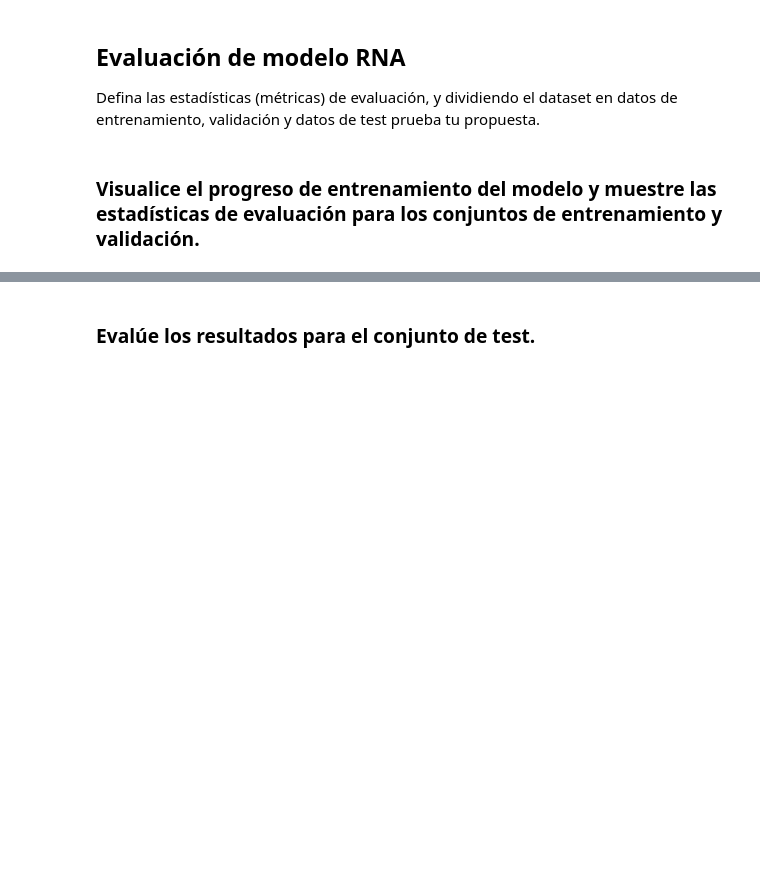
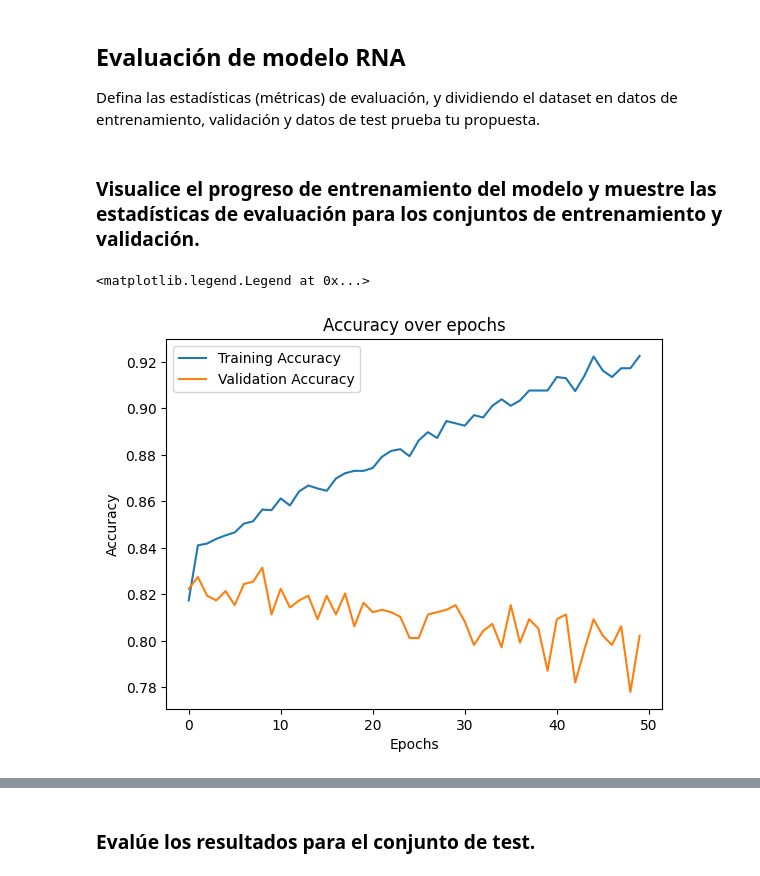
Before and after one commit to Jona-24/Act2_TecnicasIA, a Jupyter notebook: vidama03_act2 (1)/MUAVDM_TIA_Actividad 2_Clasificación_NotebookBase.ipynb, the cells around one changed output, grey strips where cells are left out. Drawn from its saved outputs; the diff is of its cells as text; code cells hidden in the pictures; blank space fills up the shorter version.

```diff
--- a/vidama03_act2 (1)/MUAVDM_TIA_Actividad 2_Clasificación_NotebookBase.ipynb
+++ b/vidama03_act2 (1)/MUAVDM_TIA_Actividad 2_Clasificación_NotebookBase.ipynb
@@ -73,6 +271,9 @@ En un par de párrafos haga un resumen de los principales hallazagos encontrados
 ## División del dataset en datos de entrenamiento y datos de test
 # %%
 #Código que realice la división en entrenamiento y test, de acuerdo con la estretgia de evaluación planeada. Describa cuál es.
+
+#realizamos  una division 80-20 siguiendo una estrategia estandar, se aplica estratificacion ya que es un problema de clasificación
+X_train, X_test, y_train, y_test = train_test_split(X, y, test_size=0.2, random_state=42, stratify=y)
 # %% [markdown]
 ## Propuesta de arquitectura de red neuronal
 # %% [markdown]
@@ -86,5 +287,11 @@ Describe:
 Al menos utiliza relu en algunas de las capas intermedias y utiliza softmax en la capa de salida.
 # %%
 # Código de la estructuración de la red
+model = Sequential()
+model.add(layers.Dense(64, activation='relu', input_shape=(X_train.shape[
+1],)))
+model.add(layers.Dense(32, activation='relu'))
+model.add(layers.Dense(16, activation='relu'))
+model.add(layers.Dense(len(y.unique()), activation='softmax'))
 # %%
 #Código de la inspección del modelo de red
@@ -94,3 +319,8 @@ Al menos utiliza relu en algunas de las capas intermedias y utiliza softmax en l
 Mediante Python y utilizando al menos Keras sobre TensorFlow 2.0 (tensorflow.keras), entrena el modelo o modelos de red neuronal escogidos.
 # %%
 #Código de ajuste y entrenamiento
+
+model.compile(optimizer='adam',
+              loss='sparse_categorical_crossentropy',
+              metrics=['accuracy'])
+history = model.fit(X_train, y_train, epochs=50, batch_size=32, validation_split=0.2)
@@ -102,3 +350,15 @@ Defina las estadísticas (métricas) de evaluación, y dividiendo el dataset en
 ### Visualice el progreso de entrenamiento del modelo y muestre las estadísticas de evaluación para los conjuntos de entrenamiento y validación.
 # %%
 #Código de evaluación de la red propuesta (entrenamiento y validación)
+
+plt.figure()
+
+plt.plot(history.history['accuracy'], label='Training Accuracy')
+plt.plot(history.history['val_accuracy'], label='Validation Accuracy')
+plt.title('Accuracy over epochs')
+plt.xlabel('Epochs')
+plt.ylabel('Accuracy')
+plt.legend()
+# %% [output]
+<matplotlib.legend.Legend at 0x...>
+[figure, added]
```
Also changed, not shown: parts of 25 cells of this notebook, 1 other file.
